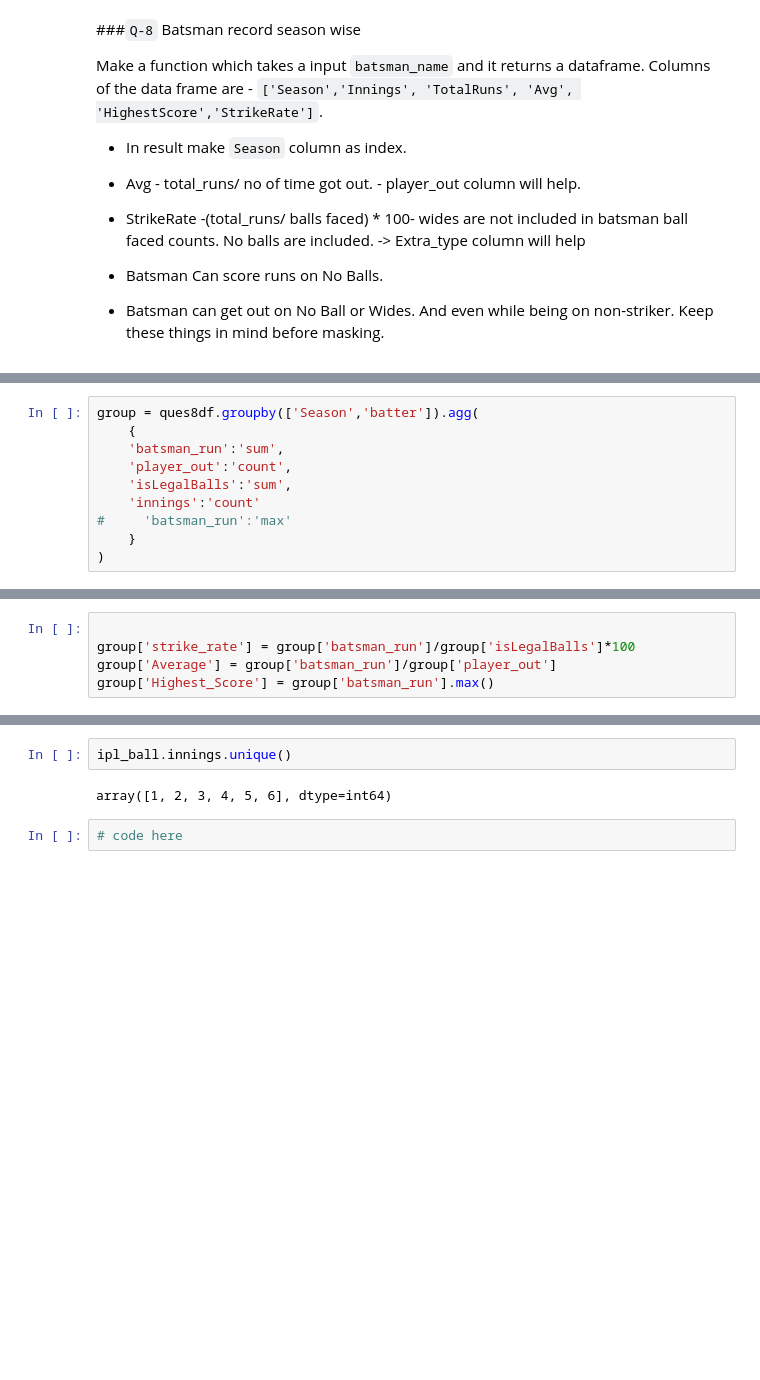
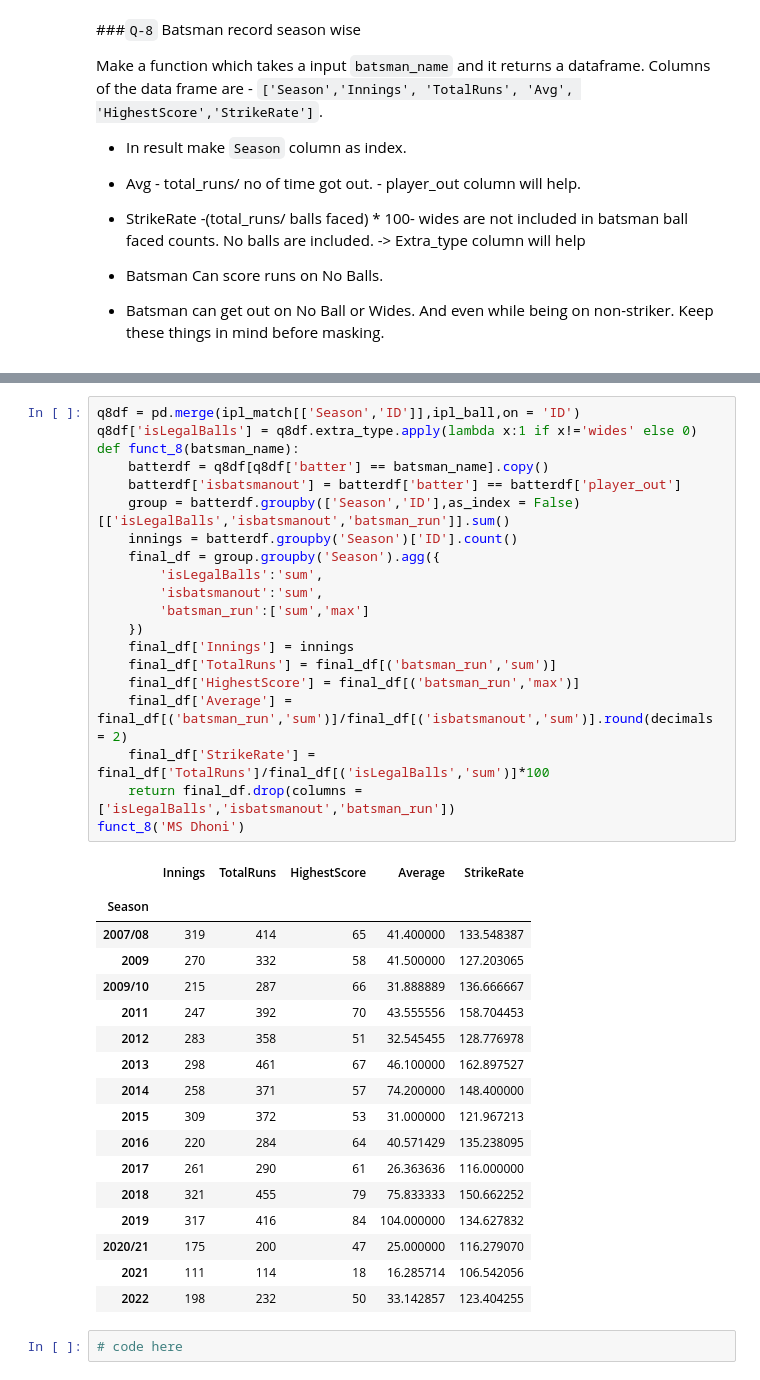
Before and after one commit to Saima2306/Data_Science_Program, a Jupyter notebook: session_20_task.ipynb, the cells around one changed output, grey strips where cells are left out. Saved outputs shown, nothing was run; the diff lists cells and outputs as text; blank space fills up the shorter version.

```diff
--- a/session_20_task.ipynb
+++ b/session_20_task.ipynb
@@ -242,10 +235,0 @@ ques8df['strike_rate'] = (ques8df['batsman_run']/ques8df['isLegalBalls'])*100
-# %%
-group = ques8df.groupby(['Season','batter']).agg(
-    {
-    'batsman_run':'sum',
-    'player_out':'count',
-    'isLegalBalls':'sum',
-    'innings':'count'
-#     'batsman_run':'max'
-    }
-)
@@ -269,5 +235,0 @@ group
-# %%
-
-group['strike_rate'] = group['batsman_run']/group['isLegalBalls']*100
-group['Average'] = group['batsman_run']/group['player_out']
-group['Highest_Score'] = group['batsman_run'].max()
@@ -297,7 +236,42 @@ ipl_ball.head(2)
-# %%
-ipl_ball.innings.unique()
-# %% [output]
-array([1, 2, 3, 4, 5, 6], dtype=int64)
+# %%
+q8df = pd.merge(ipl_match[['Season','ID']],ipl_ball,on = 'ID')
+q8df['isLegalBalls'] = q8df.extra_type.apply(lambda x:1 if x!='wides' else 0)
+def funct_8(batsman_name):
+    batterdf = q8df[q8df['batter'] == batsman_name].copy()
+    batterdf['isbatsmanout'] = batterdf['batter'] == batterdf['player_out']
+    group = batterdf.groupby(['Season','ID'],as_index = False)[['isLegalBalls','isbatsmanout','batsman_run']].sum()
+    innings = batterdf.groupby('Season')['ID'].count()
+    final_df = group.groupby('Season').agg({
+        'isLegalBalls':'sum',
+        'isbatsmanout':'sum',
+        'batsman_run':['sum','max']
+    })
+    final_df['Innings'] = innings
+    final_df['TotalRuns'] = final_df[('batsman_run','sum')]
+    final_df['HighestScore'] = final_df[('batsman_run','max')]
+    final_df['Average'] = final_df[('batsman_run','sum')]/final_df[('isbatsmanout','sum')].round(decimals = 2)
+    final_df['StrikeRate'] = final_df['TotalRuns']/final_df[('isLegalBalls','sum')]*100
+    return final_df.drop(columns = ['isLegalBalls','isbatsmanout','batsman_run'])
+funct_8('MS Dhoni')
+# %% [output]
+|  | Innings | TotalRuns | HighestScore | Average | StrikeRate |
+|  |  |  |  |  |  |
+| Season |  |  |  |  |  |
+| 2007/08 | 319 | 414 | 65 | 41.400000 | 133.548387 |
+| 2009 | 270 | 332 | 58 | 41.500000 | 127.203065 |
+| 2009/10 | 215 | 287 | 66 | 31.888889 | 136.666667 |
+| 2011 | 247 | 392 | 70 | 43.555556 | 158.704453 |
+| 2012 | 283 | 358 | 51 | 32.545455 | 128.776978 |
+| 2013 | 298 | 461 | 67 | 46.100000 | 162.897527 |
+| 2014 | 258 | 371 | 57 | 74.200000 | 148.400000 |
+| 2015 | 309 | 372 | 53 | 31.000000 | 121.967213 |
+| 2016 | 220 | 284 | 64 | 40.571429 | 135.238095 |
+| 2017 | 261 | 290 | 61 | 26.363636 | 116.000000 |
+| 2018 | 321 | 455 | 79 | 75.833333 | 150.662252 |
+| 2019 | 317 | 416 | 84 | 104.000000 | 134.627832 |
+| 2020/21 | 175 | 200 | 47 | 25.000000 | 116.279070 |
+| 2021 | 111 | 114 | 18 | 16.285714 | 106.542056 |
+| 2022 | 198 | 232 | 50 | 33.142857 | 123.404255 |
 # %%
 # code here
 # %% [markdown]
```
Also changed, not shown: parts of 9 cells of this notebook.
